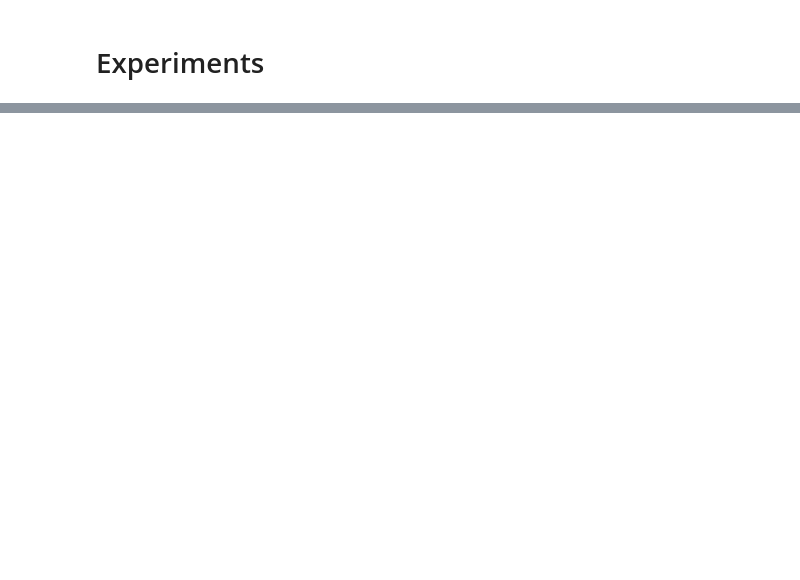
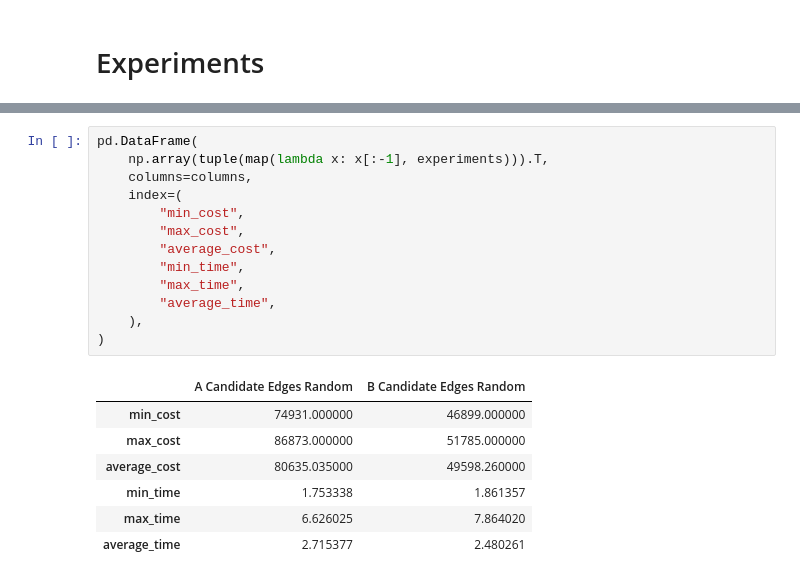
Before and after one commit to krzychuszala/EC-TSP, a Jupyter notebook: assignment-4.ipynb, the cells around one changed output, grey strips where cells are left out. Saved outputs shown, nothing was run; the diff lists cells and outputs as text; blank space fills up the shorter version.

```diff
--- a/assignment-4.ipynb
+++ b/assignment-4.ipynb
@@ -225,0 +155,21 @@ KeyboardInterrupt:
+# %%
+pd.DataFrame(
+    np.array(tuple(map(lambda x: x[:-1], experiments))).T,
+    columns=columns,
+    index=(
+        "min_cost",
+        "max_cost",
+        "average_cost",
+        "min_time",
+        "max_time",
+        "average_time",
+    ),
+)
+# %% [output]
+|  | A Candidate Edges Random | B Candidate Edges Random |
+| min_cost | 74931.000000 | 46899.000000 |
+| max_cost | 86873.000000 | 51785.000000 |
+| average_cost | 80635.035000 | 49598.260000 |
+| min_time | 1.753338 | 1.861357 |
+| max_time | 6.626025 | 7.864020 |
+| average_time | 2.715377 | 2.480261 |
```
Also changed, not shown: parts of 16 cells of this notebook.
